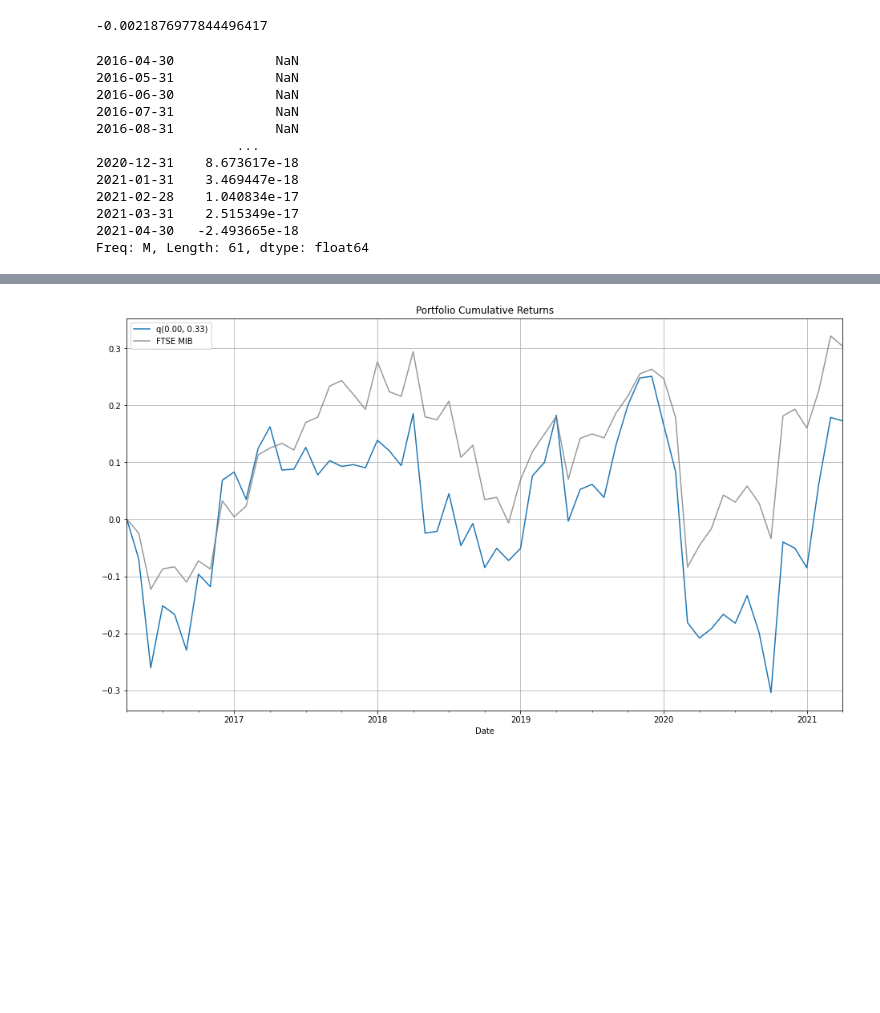
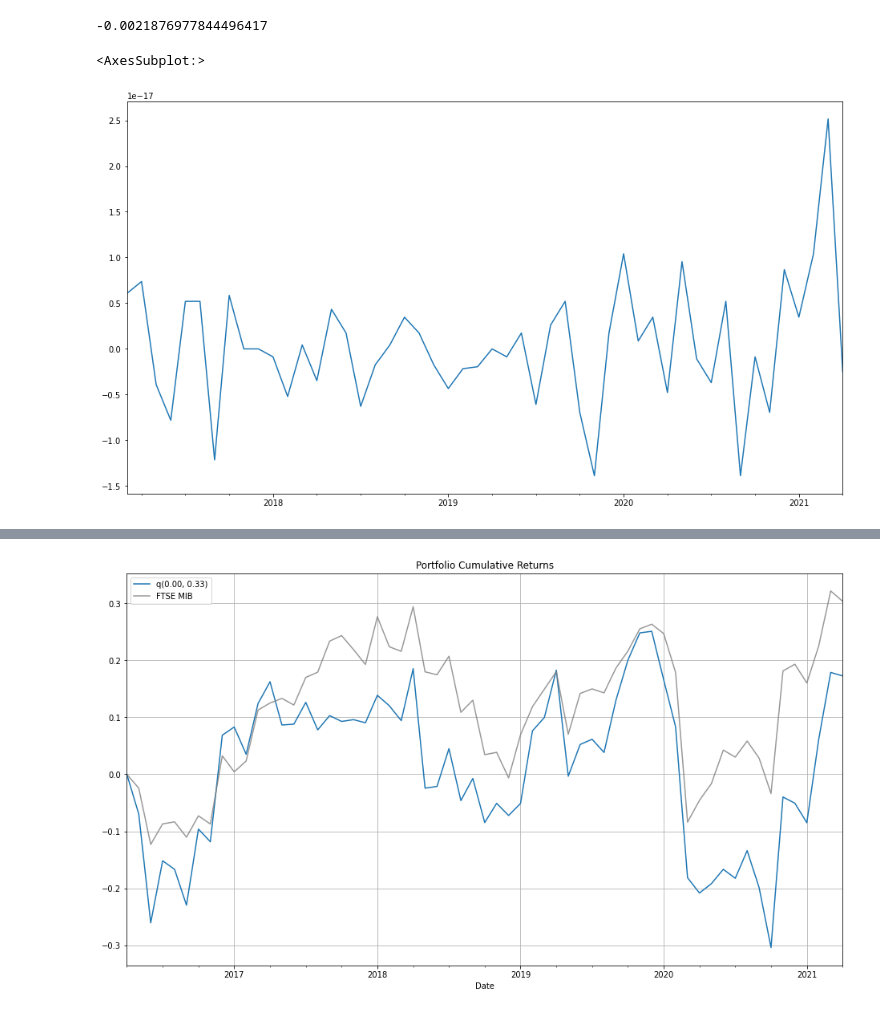
Before and after one commit to atomtosov/pqr, a Jupyter notebook: examples/value_in_italy.ipynb, the cells around one changed output, grey strips where cells are left out. Drawn from its saved outputs; the diff is of its cells as text; code cells hidden in the pictures; blank space fills up the shorter version.

```diff
--- a/examples/example_value_in_italy.ipynb
+++ b/examples/value_in_italy.ipynb
@@ -64,18 +64,8 @@ pqr.alpha(portfolios[0].returns, benchmark.returns)
 # %% [output]
 -0.0021876977844496417
 # %%
-pqr.rolling_alpha(portfolios[0].returns, benchmark.returns)
+pqr.rolling_alpha(portfolios[0].returns, benchmark.returns).plot()
 # %% [output]
-2016-04-30             NaN
-2016-05-31             NaN
-2016-06-30             NaN
-2016-07-31             NaN
-2016-08-31             NaN
-                  ...
-2020-12-31    8.673617e-18
-2021-01-31    3.469447e-18
-2021-02-28    1.040834e-17
-2021-03-31    2.515349e-17
-2021-04-30   -2.493665e-18
-Freq: M, Length: 61, dtype: float64
+<AxesSubplot:>
+[figure, added]
 # %%
```
Also changed, not shown: parts of 14 cells of this notebook, 9 other files.
